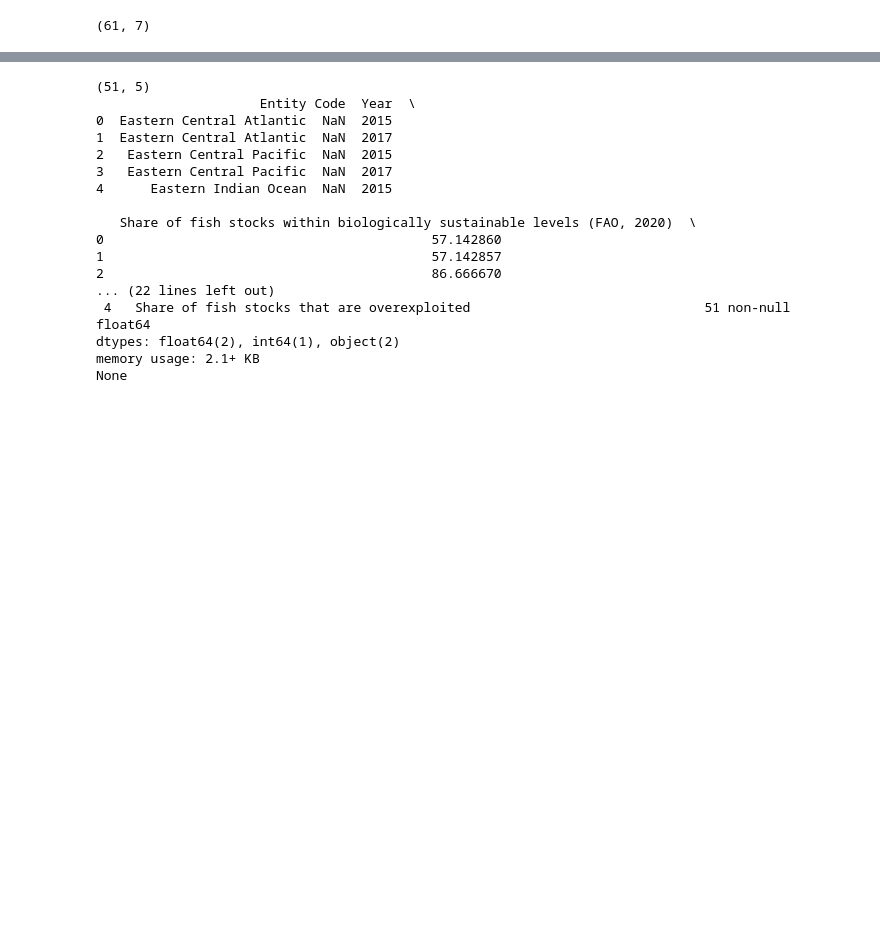
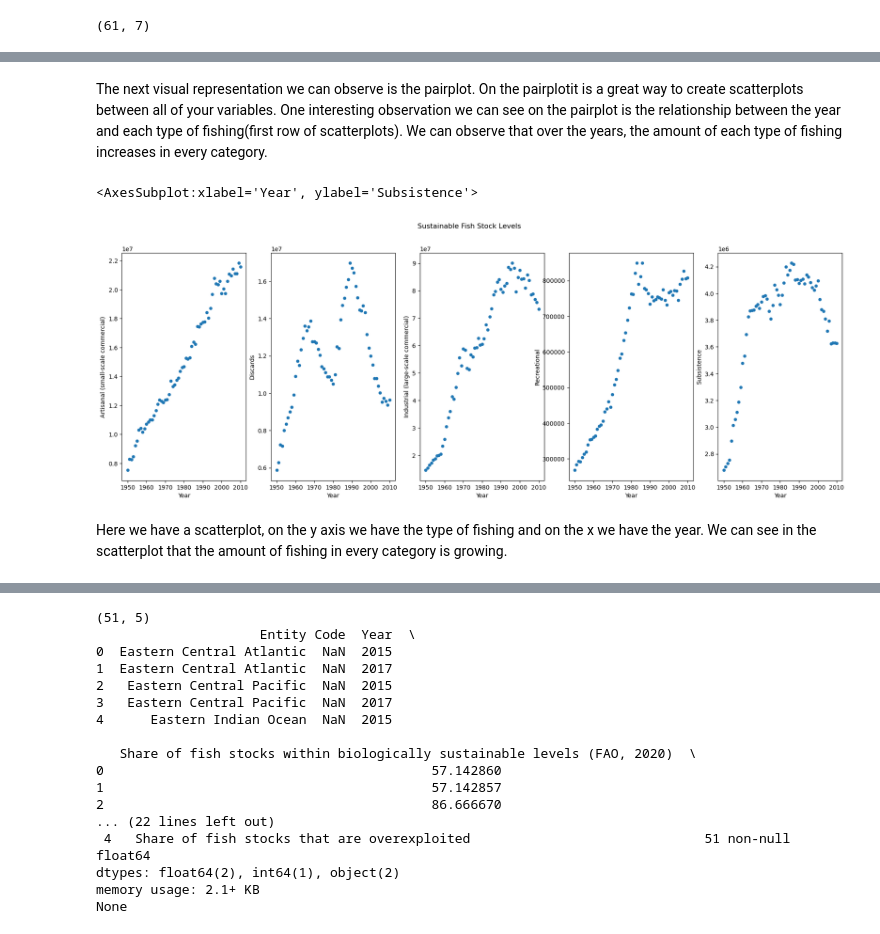
Before and after one commit to ubco-W2022T1-cosc301/project-group34, a Jupyter notebook: notebooks/lily.ipynb, the cells around one changed output, grey strips where cells are left out. Saved outputs shown, nothing was run; the diff lists cells and outputs as text; code cells hidden in the pictures; blank space fills up the shorter version.

```diff
--- a/notebooks/lily.ipynb
+++ b/notebooks/lily.ipynb
@@ -103,0 +107,16 @@ boxplot = df1_cleaned.boxplot(grid=False, vert=False,fontsize=15)
+# %% [markdown]
+The next visual representation we can observe is the pairplot. On the pairplotit is a great way to create scatterplots between all of your variables. One interesting observation we can see on the pairplot is the relationship between the year and each type of fishing(first row of scatterplots). We can observe that over the years, the amount of each type of fishing increases in every category.
+# %%
+## Boxplot of the data
+fig, axes = plt.subplots(1, 5, figsize=(22, 7))
+fig.suptitle('Sustainable Fish Stock Levels ')
+df1_cleaned.plot(ax=axes[0], kind='scatter', x='Year', y='Artisanal (small-scale commercial)')
+df1_cleaned.plot(ax=axes[1], kind='scatter', x='Year', y='Discards')
+df1_cleaned.plot(ax=axes[2], kind='scatter', x='Year', y='Industrial (large-scale commercial)')
+df1_cleaned.plot(ax=axes[3], kind='scatter', x='Year', y='Recreational')
+df1_cleaned.plot(ax=axes[4], kind='scatter', x='Year', y='Subsistence')
+# %% [output]
+<AxesSubplot:xlabel='Year', ylabel='Subsistence'>
+[figure, added]
+# %% [markdown]
+Here we have a scatterplot, on the y axis we have the type of fishing and on the x we have the year. We can see in the scatterplot that the amount of fishing in every category is growing.
```
Also changed, not shown: parts of 20 cells of this notebook.
